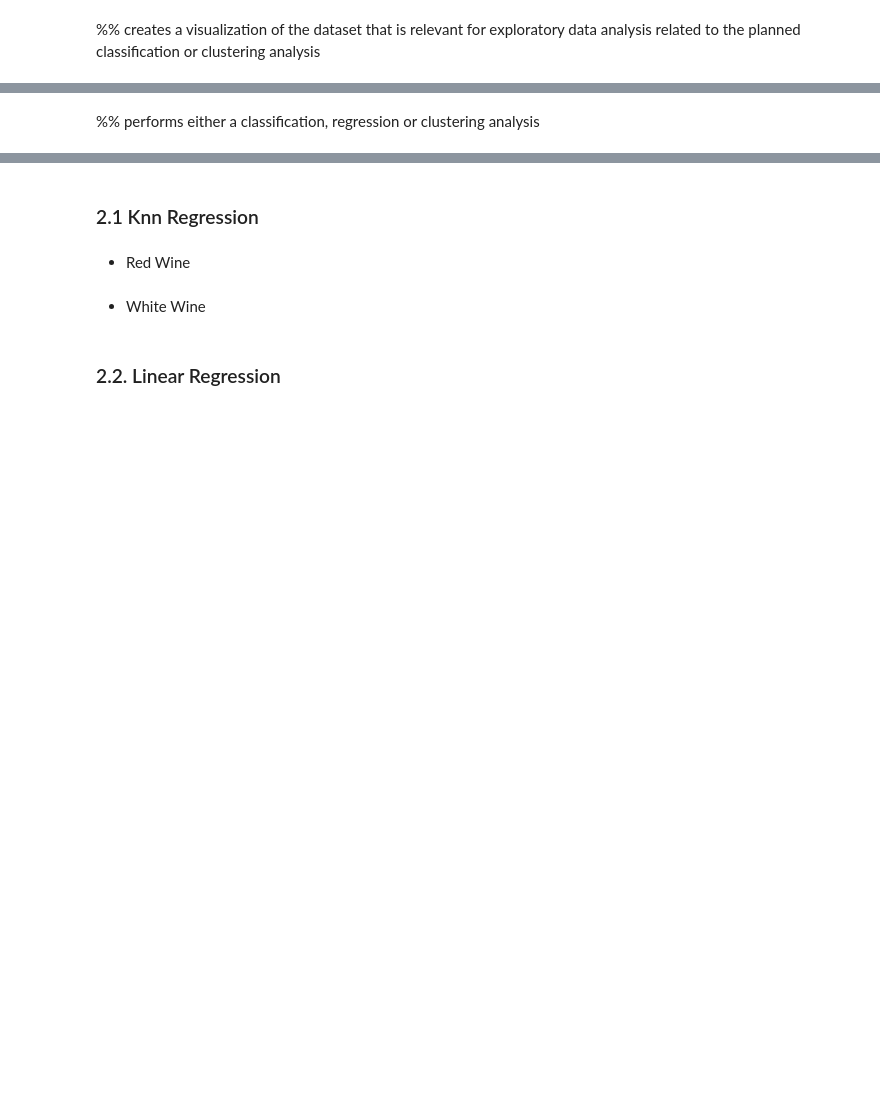
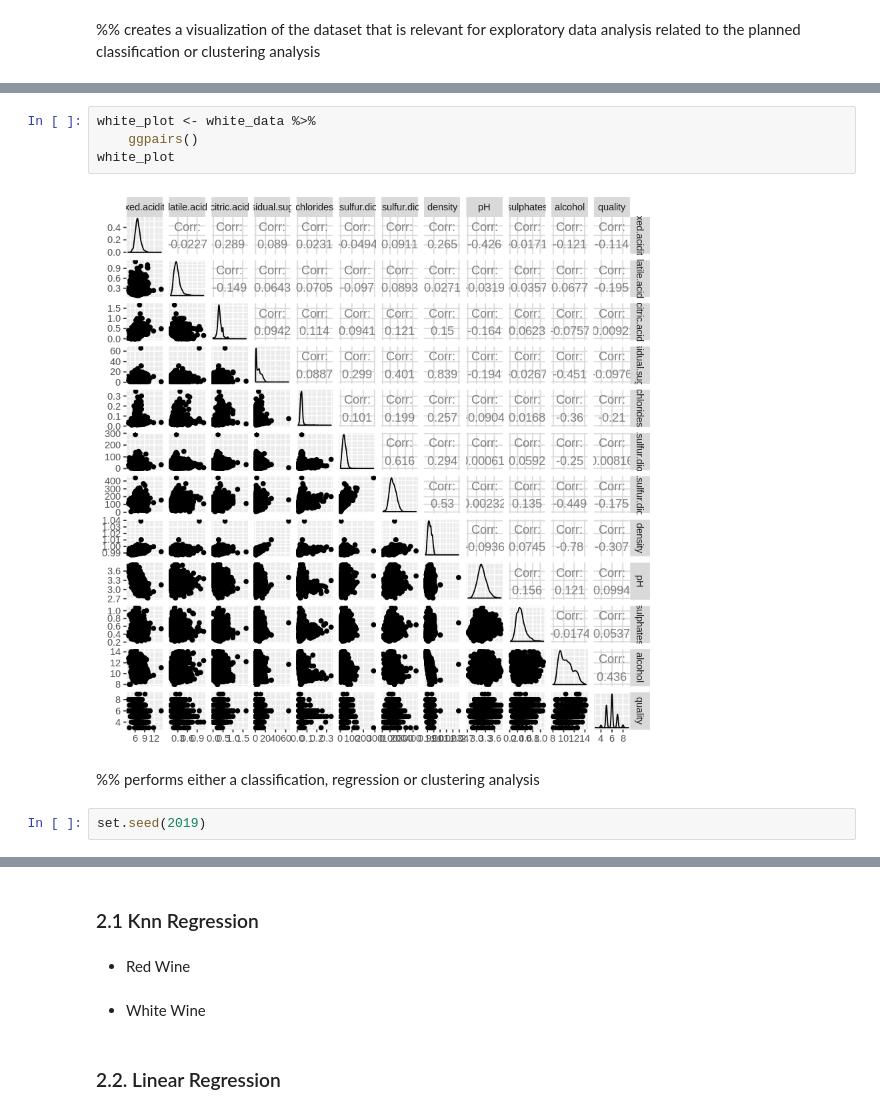
Before and after one commit to ivan-fediaev/DSCI-project, a Jupyter notebook: Project_Template.ipynb, the cells around one changed output, grey strips where cells are left out. Cells and saved outputs as stored; diff of their text form; blank space fills up the shorter version.

```diff
--- a/Project_Template.ipynb
+++ b/Project_Template.ipynb
@@ -120,2 +146,10 @@ From the table above we can see that every observation has a quality level (i.e.
+# %%
+white_plot <- white_data %>%
+    ggpairs()
+white_plot
+# %% [output]
+[figure, added]
 # %% [markdown]
 %% performs either a classification, regression or clustering analysis
+# %%
+set.seed(2019)
```
Also changed, not shown: parts of 12 cells of this notebook.
